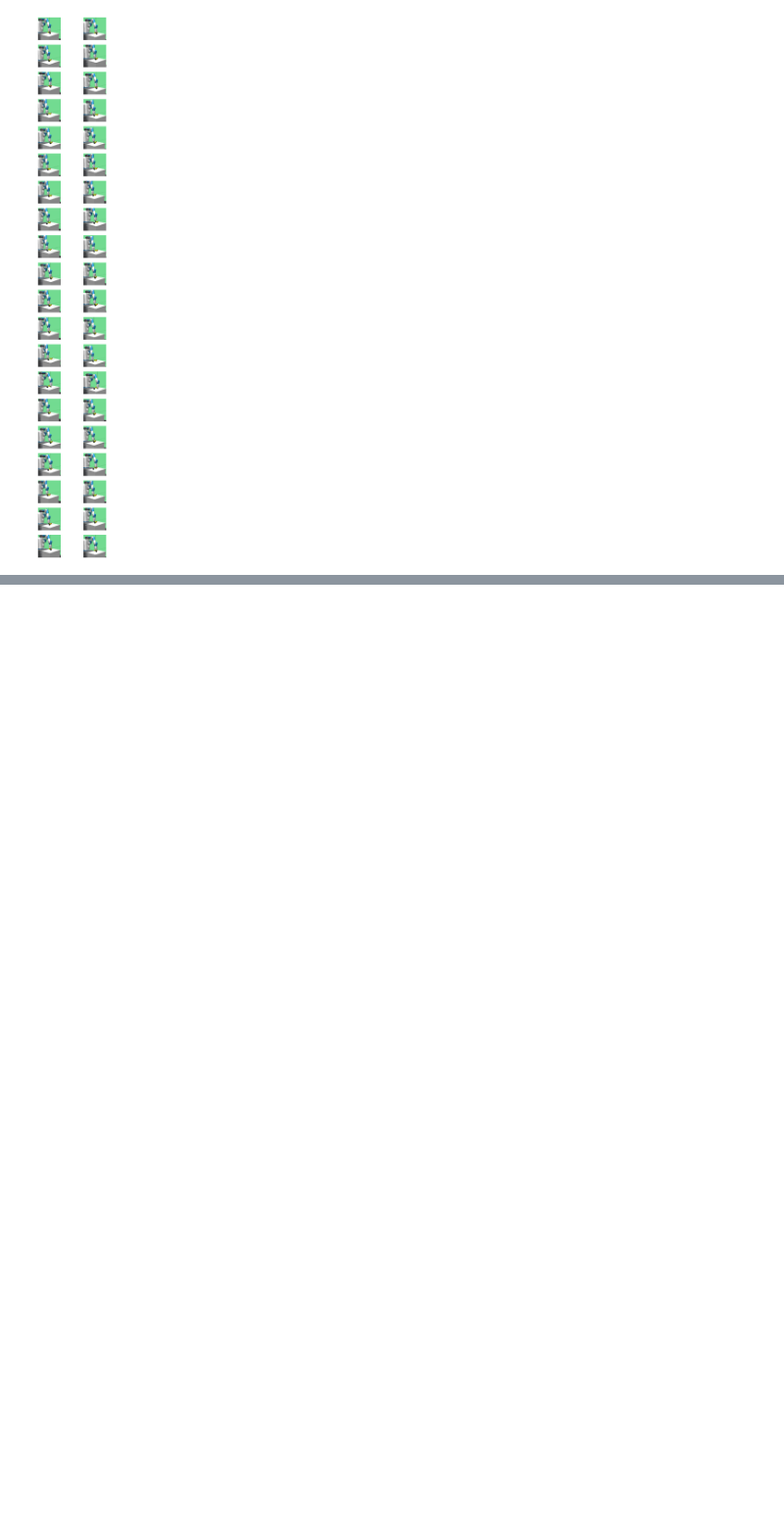
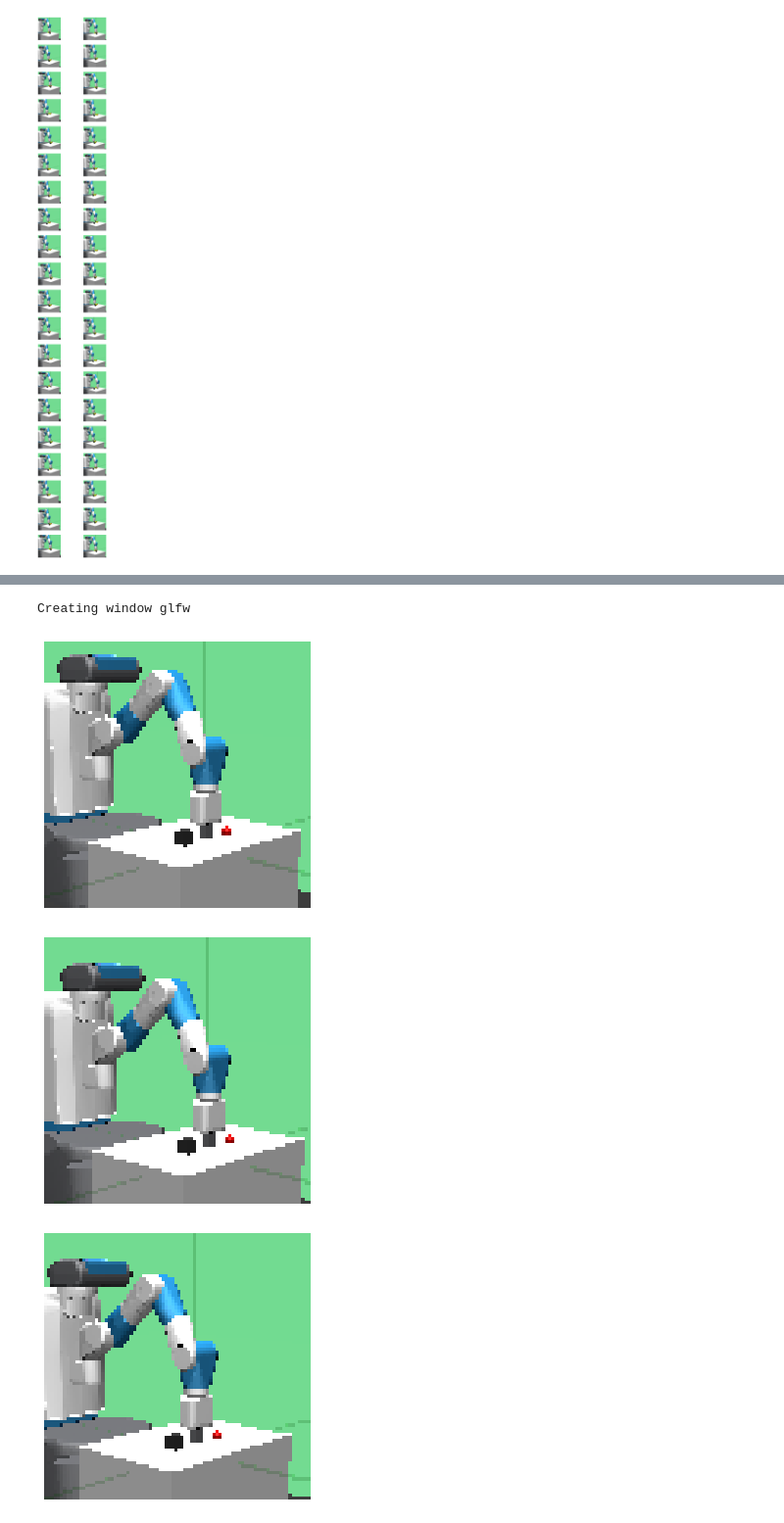
Before and after one commit to f-krone/SafeTransferLearningInChangingEnvironments, a Jupyter notebook: src/notebooks/analysis/DrQAnalysis.ipynb, the cells around one changed output, grey strips where cells are left out. Shown at 98% size. Drawn from its saved outputs; the diff is of its cells as text; code cells hidden in the pictures; blank space fills up the shorter version.

```diff
--- a/src/notebooks/analysis/DrQAnalysis.ipynb
+++ b/src/notebooks/analysis/DrQAnalysis.ipynb
@@ -126,0 +138,18 @@ for k in range(num_images):
+# %%
+env.seed(11)
+num_augmentations = 4
+obs = env.reset()
+for i in range(num_augmentations):
+    fig = plt.figure(figsize=(5,5))
+    plt.axis('off')
+    img = torch.FloatTensor(obs['image'])
+    if i != 0:
+        img = aug_trans(img)[0]
+    img = img[:3].numpy().transpose(1, 2, 0) / 255
+    plt.imshow(img)
+    plt.savefig(f'results/drq_visualization/{i}.png', bbox_inches='tight')
+# %% [output]
+Creating window glfw
+[figure, added]
+[figure, added]
+[figure, added]
```
Also changed, not shown: parts of 6 cells of this notebook, 12 other files.
